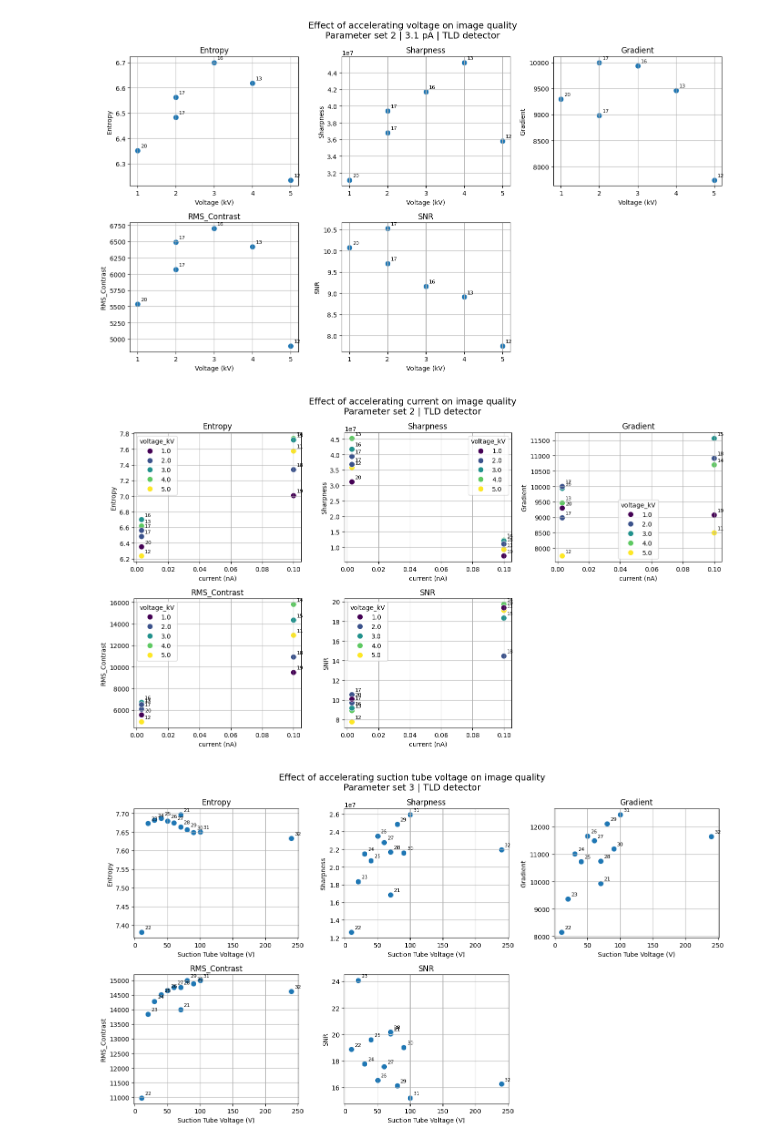
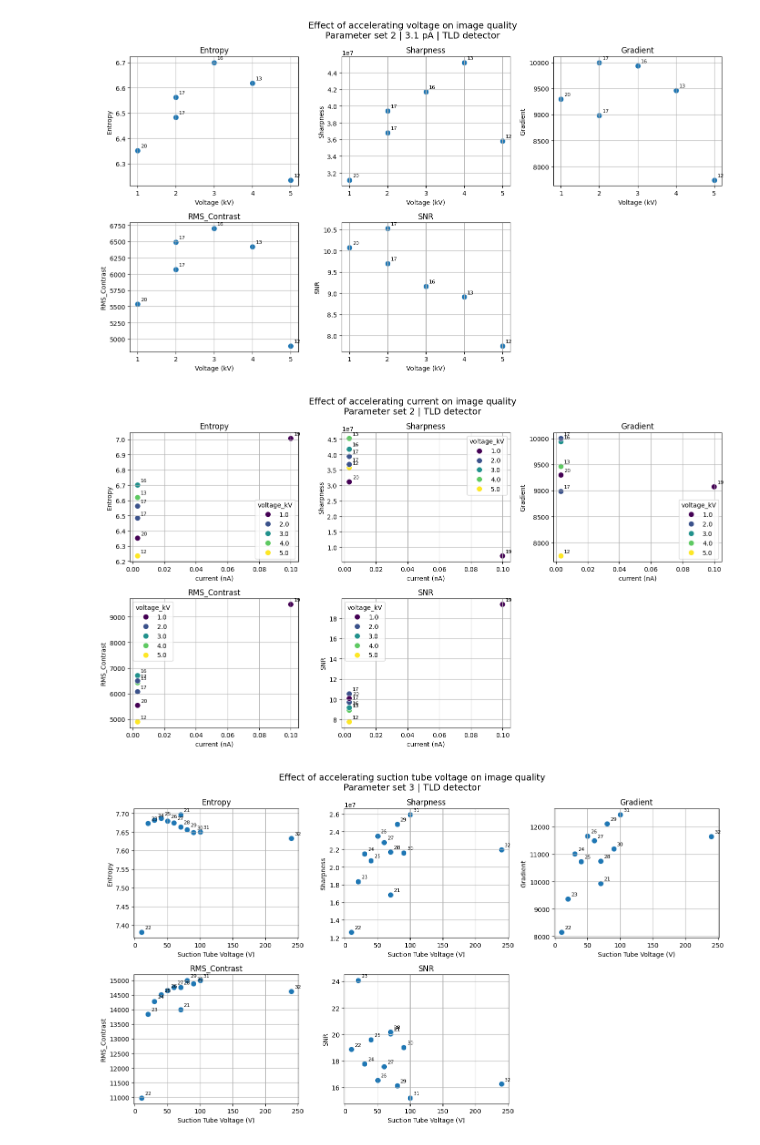
Before and after one commit to royce-cdt/meizeddin_PhD_code, a Jupyter notebook: FIB_SEM_optimization/src/plot_quality.ipynb, the cells around one changed output. Cells and saved outputs as stored; diff of their text form; code cells hidden in the pictures.

```diff
--- a/FIB_SEM_optimization/src/plot_quality.ipynb
+++ b/FIB_SEM_optimization/src/plot_quality.ipynb
@@ -63,7 +63,8 @@ for metric in metrics:
 [figure]
 # %%
 ps1 = results[
-    (results["parameter_set"] == 1)
+    (results["parameter_set"] == 1) &
+    (~results["image_id"].isin([6, 7]))
 ]
 
 
@@ -135,7 +136,8 @@ plt.show()
 # Select dataset
 ps2 = results[
     (results["parameter_set"] == 2) &
-    (results["current_nA"] == 0.1)
+    (results["current_nA"] == 0.1) &
+    (~results["image_id"].isin([11, 14, 15, 18]))
 ]
 
 
@@ -280,7 +282,8 @@ plt.show()
 # %%
 # Select dataset
 ps2 = results[
-    (results["parameter_set"] == 2)]
+    (results["parameter_set"] == 2) &
+    (~results["image_id"].isin([11, 14, 15, 18]))]
 
 
 metrics = [
@@ -322,34 +325,34 @@ for ax, metric in zip(axes, metrics):
         # ===== ADD THIS PART HERE =====
         for _, row in ps2.iterrows():
             ax.annotate(
                 row["image_id"],                  # label text
                 (row["current_nA"], row[metric]), # point location
                 xytext=(5, 5),                    # offset from point
                 textcoords="offset points",
                 fontsize=8
             )
         # ==============================
 
     ax.set_title(metric)
     ax.set_xlabel("current (nA)")
     ax.grid(True)
 
 
 # Remove unused sixth plot
 axes[-1].axis("off")
 
 
 fig.suptitle(
     "Effect of accelerating current on image quality\n"
     "Parameter set 2 | TLD detector",
     fontsize=14
 )
 
 plt.tight_layout()
 
 plt.show()
 # %% [output]
-[figure, old version]
+[figure, new version]
 # %%
 # Select dataset
 ps3 = results[
```
Also changed, not shown: parts of 9 cells of this notebook, 15 other files.
